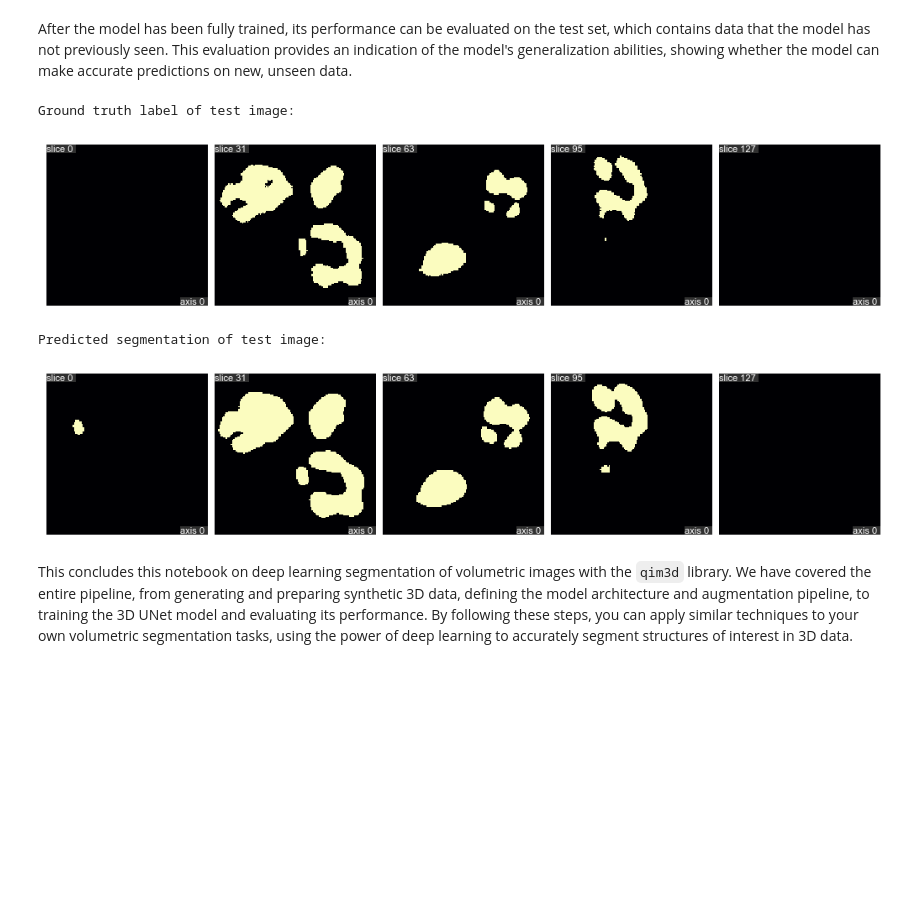
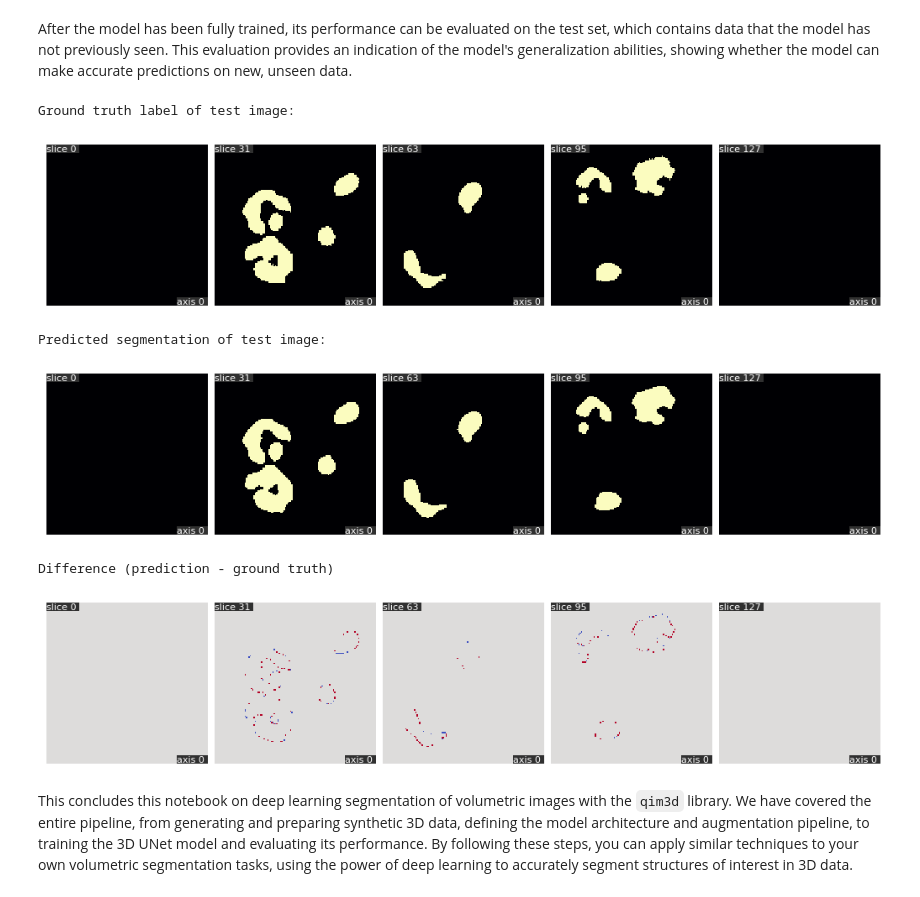
Before and after one commit to qim-center/qim3d, a Jupyter notebook: docs/notebooks/segmentation_pipeline_3D.ipynb, the cells around one changed output. Cells and saved outputs as stored; diff of their text form; code cells hidden in the pictures; blank space fills up the shorter version.

Commit message:
qim3d as loader, extra sizes and updated notebook

```diff
--- a/docs/notebooks/segmentation_pipeline_3D.ipynb
+++ b/docs/notebooks/segmentation_pipeline_3D.ipynb
@@ -135,8 +137,8 @@ Image indices for testing data......: [5]
 To examine the synthetic volumes and their corresponding labels, we load and visualize one of the samples.
 # %%
 # Load volume
-volume = qim3d.io.load(os.path.join(base_path, "train", "images", "1.nii.gz"))
-label = qim3d.io.load(os.path.join(base_path, "train", "labels", "1.nii.gz"))
+volume = qim3d.io.load(os.path.join(base_path, "train", "images", "1.tif"))
+label = qim3d.io.load(os.path.join(base_path, "train", "labels", "1.tif"))
 # %%
 # Visualize volume
 qim3d.viz.volumetric(vol)
@@ -165,6 +178,6 @@ Instead of specifying the model architecture from scratch, the `qim3d` library e
 # %%
 # Define the 3D UNet model
-model = qim3d.ml.models.UNet(size = 'small')
+model = qim3d.ml.models.UNet(size = 'xxsmall')
 # %% [markdown]
 ##### **2.2 Define data augmentations**
 # %% [markdown]
@@ -193,7 +206,7 @@ We have previously specified the number of samples for the training and test set
 # Define dataset splits
 train_set, val_set, test_set = qim3d.ml.prepare_datasets(
     path = base_path,
-    val_fraction = 0.5,
+    val_fraction = 0.2,
     model = model,
     augmentation = augmentation
     )
@@ -246,8 +259,8 @@ First, the hyperparameters for the training process must be defined. These inclu
 # Define hyperparameters
 hyperparameters = qim3d.ml.Hyperparameters(
     model = model,
-    n_epochs = 10,
-    learning_rate = 5e-3,
+    n_epochs = 30,
+    learning_rate = 1e-2,
     loss_function = 'DiceCE',
     weight_decay = 1e-3,
     )
@@ -279,23 +306,28 @@ After the model has been fully trained, its performance can be evaluated on the
 # %%
 # Apply the trained model to test set
 results = qim3d.ml.test_model(
     model = model,
     test_set = test_set,
     )
 
 # Get results for the first test image
 volume, target, pred = results[0]
 
 # Visualize the target segmentation (ground truth label) and the predicted segmentation
 print(f"Ground truth label of test image:")
 qim3d.viz.slices_grid(target, num_slices=5, display_figure=True)
 
 print(f"Predicted segmentation of test image:")
-qim3d.viz.slices_grid(pred, num_slices=5)
+qim3d.viz.slices_grid(pred, num_slices=5, display_figure=True)
+
+print(f"Difference (prediction - ground truth)")
+qim3d.viz.slices_grid(pred-target, num_slices=5, value_min=-1, value_max=1, color_map="coolwarm")
 # %% [output]
 Ground truth label of test image:
-[figure, old version]
+[figure, new version]
 Predicted segmentation of test image:
-[figure, old version]
+[figure, new version]
+Difference (prediction - ground truth)
+[figure, added]
 # %% [markdown]
 This concludes this notebook on deep learning segmentation of volumetric images with the `qim3d` library. We have covered the entire pipeline, from generating and preparing synthetic 3D data, defining the model architecture and augmentation pipeline, to training the 3D UNet model and evaluating its performance. By following these steps, you can apply similar techniques to your own volumetric segmentation tasks, using the power of deep learning to accurately segment structures of interest in 3D data.
```
Also changed, not shown: parts of 11 cells of this notebook, 3 other files.
